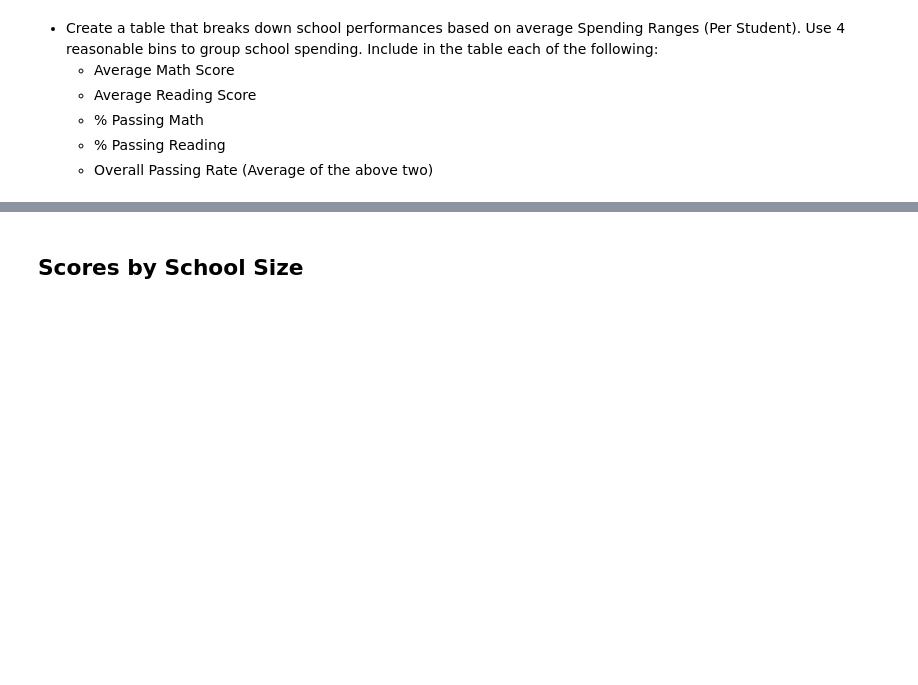
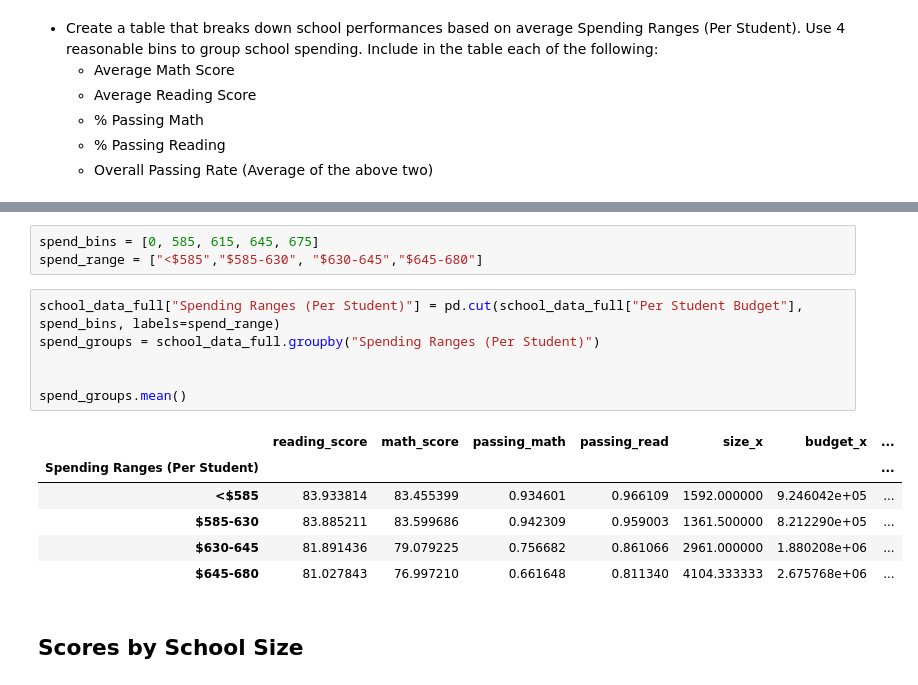
Before and after one commit to nvandriss/pandas-challenge, a Jupyter notebook: PyCitySchools/PyCitySchools_starter.ipynb, the cells around one changed output, grey strips where cells are left out. Drawn from its saved outputs; the diff is of its cells as text; blank space fills up the shorter version.

```diff
--- a/PyCitySchools/PyCitySchools_starter.ipynb
+++ b/PyCitySchools/PyCitySchools_starter.ipynb
@@ -357,3 +365,19 @@ read_school_grades
+# %%
+spend_bins = [0, 585, 615, 645, 675]
+spend_range = ["<$585","$585-630", "$630-645","$645-680"]
+# %%
+school_data_full["Spending Ranges (Per Student)"] = pd.cut(school_data_full["Per Student Budget"], spend_bins, labels=spend_range)
+spend_groups = school_data_full.groupby("Spending Ranges (Per Student)")
+
+
+spend_groups.mean()
+# %% [output]
+|  | reading_score | math_score | passing_math | passing_read | size_x | budget_x | ... |
+| Spending Ranges (Per Student) |  |  |  |  |  |  | ... |
+| <$585 | 83.933814 | 83.455399 | 0.934601 | 0.966109 | 1592.000000 | 9.246042e+05 | ... |
+| $585-630 | 83.885211 | 83.599686 | 0.942309 | 0.959003 | 1361.500000 | 8.212290e+05 | ... |
+| $630-645 | 81.891436 | 79.079225 | 0.756682 | 0.861066 | 2961.000000 | 1.880208e+06 | ... |
+| $645-680 | 81.027843 | 76.997210 | 0.661648 | 0.811340 | 4104.333333 | 2.675768e+06 | ... |
 # %% [markdown]
 ## Scores by School Size
 # %% [markdown]
```
Also changed, not shown: parts of 6 cells of this notebook, 1 other file.
